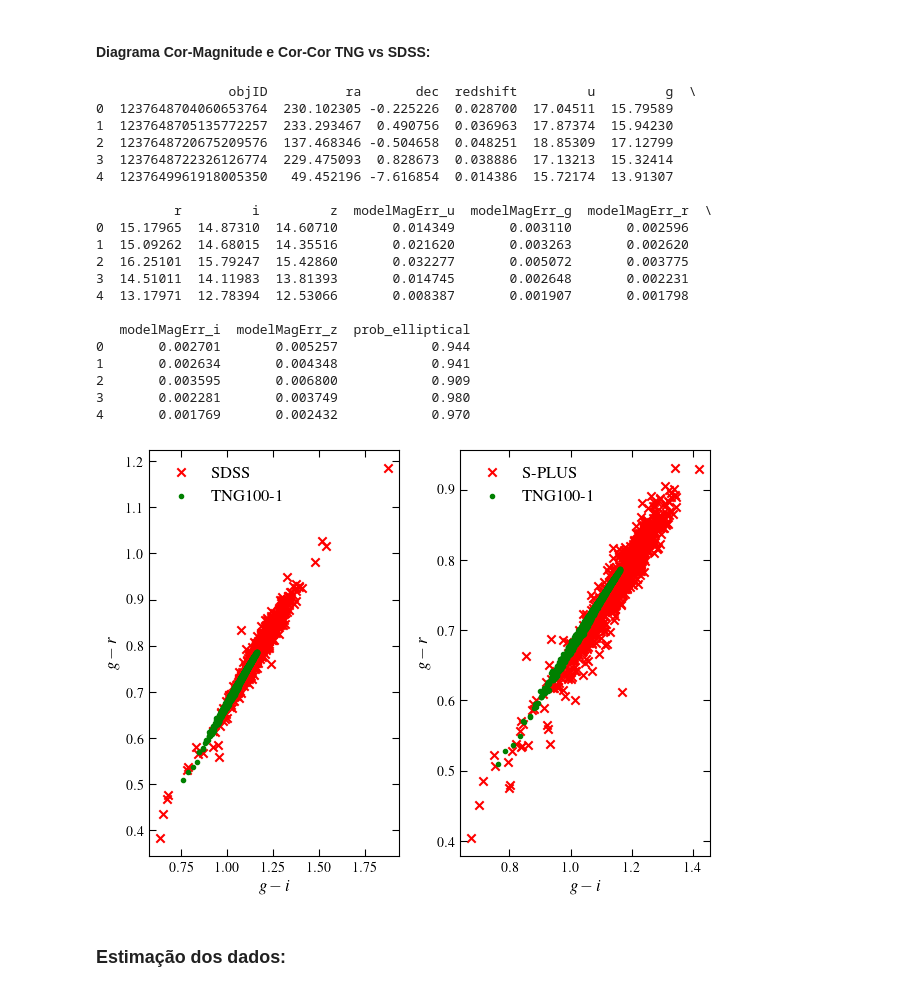
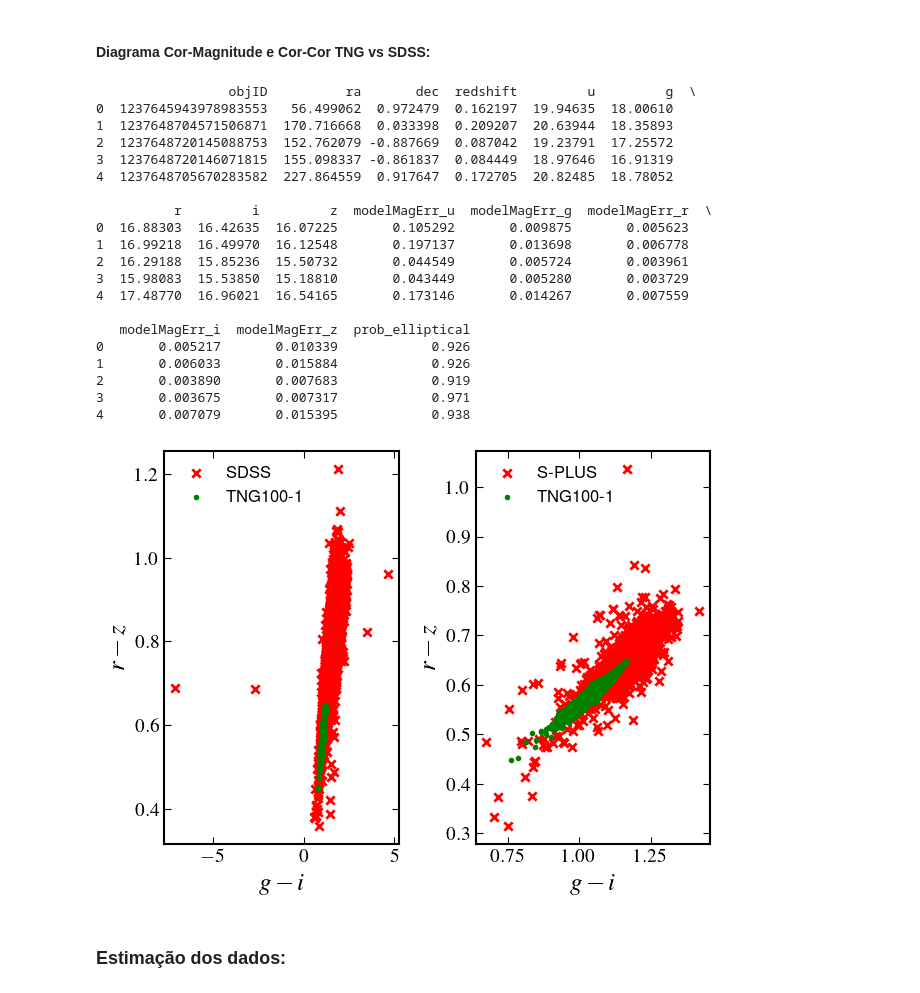
Before and after one commit to pedroand6/Inference4ETGs, a Jupyter notebook: Data/catalogue_estimation.ipynb, the cells around one changed output. Saved outputs shown, nothing was run; the diff lists cells and outputs as text; code cells hidden in the pictures.

```diff
--- a/Data/catalogue_estimation.ipynb
+++ b/Data/catalogue_estimation.ipynb
@@ -69,7 +69,7 @@ num_gal
 splus_data = pd.read_csv("morphgal_corrected.csv")
 # %%
 query = """
-SELECT TOP 1000
+SELECT
     G.objID, G.ra, G.dec, S.z as redshift,
     G.dered_u as u, G.dered_g as g, G.dered_r as r, G.dered_i as i, G.dered_z as z,
     G.modelMagErr_u, G.modelMagErr_g, G.modelMagErr_r,
@@ -80,15 +80,11 @@ JOIN zooSpec AS Z ON G.objID = Z.objid
 JOIN SpecObj AS S ON G.specObjID = S.specObjID
 WHERE
     Z.p_el > 0.9
-    AND S.z < 0.05
     AND S.zWarning = 0
     AND (G.flags & dbo.fPhotoFlags('SATURATED')) = 0
     AND (G.flags & dbo.fPhotoFlags('BRIGHT')) = 0
     AND (G.flags & dbo.fPhotoFlags('NOPROFILE')) = 0
-    AND G.modelMagErr_g < 0.05
-    AND G.modelMagErr_r < 0.05
-    AND G.modelMagErr_i < 0.05
-    AND G.modelMagErr_u < 0.1  -- Filtro u é naturalmente mais ruidoso
+    AND G.modelMagErr_r < 0.1
     AND G.clean = 1
 """
 
@@ -102,54 +98,54 @@ sdss_etgs['objID'] = sdss_etgs['objID'].apply(lambda x: x.decode('utf-8') if isi
 print(sdss_etgs.head())
 # %% [output]
                  objID          ra       dec  redshift         u         g  \
-0  1237648704060653764  230.102305 -0.225226  0.028700  17.04511  15.79589
-1  1237648705135772257  233.293467  0.490756  0.036963  17.87374  15.94230
-2  1237648720675209576  137.468346 -0.504658  0.048251  18.85309  17.12799
-3  1237648722326126774  229.475093  0.828673  0.038886  17.13213  15.32414
-4  1237649961918005350   49.452196 -7.616854  0.014386  15.72174  13.91307
+0  1237645943978983553   56.499062  0.972479  0.162197  19.94635  18.00610
+1  1237648704571506871  170.716668  0.033398  0.209207  20.63944  18.35893
+2  1237648720145088753  152.762079 -0.887669  0.087042  19.23791  17.25572
+3  1237648720146071815  155.098337 -0.861837  0.084449  18.97646  16.91319
+4  1237648705670283582  227.864559  0.917647  0.172705  20.82485  18.78052
 
           r         i         z  modelMagErr_u  modelMagErr_g  modelMagErr_r  \
-0  15.17965  14.87310  14.60710       0.014349       0.003110       0.002596
-1  15.09262  14.68015  14.35516       0.021620       0.003263       0.002620
-2  16.25101  15.79247  15.42860       0.032277       0.005072       0.003775
-3  14.51011  14.11983  13.81393       0.014745       0.002648       0.002231
-4  13.17971  12.78394  12.53066       0.008387       0.001907       0.001798
+0  16.88303  16.42635  16.07225       0.105292       0.009875       0.005623
+1  16.99218  16.49970  16.12548       0.197137       0.013698       0.006778
+2  16.29188  15.85236  15.50732       0.044549       0.005724       0.003961
+3  15.98083  15.53850  15.18810       0.043449       0.005280       0.003729
+4  17.48770  16.96021  16.54165       0.173146       0.014267       0.007559
 
    modelMagErr_i  modelMagErr_z  prob_elliptical
-0       0.002701       0.005257            0.944
-1       0.002634       0.004348            0.941
-2       0.003595       0.006800            0.909
-3       0.002281       0.003749            0.980
-4       0.001769       0.002432            0.970
+0       0.005217       0.010339            0.926
+1       0.006033       0.015884            0.926
+2       0.003890       0.007683            0.919
+3       0.003675       0.007317            0.971
+4       0.007079       0.015395            0.938
 # %%
 plt.subplot(1, 2, 1)
-plt.scatter(sdss_etgs['g'] - sdss_etgs['i'], sdss_etgs['g'] - sdss_etgs['r'],
+plt.scatter(sdss_etgs['g'] - sdss_etgs['i'], sdss_etgs['r'] - sdss_etgs['z'],
             c="red", marker="x", label="SDSS")
 
-plt.scatter(etg_table['g'] - etg_table['i'], etg_table['g'] - etg_table['r'],
+plt.scatter(etg_table['g'] - etg_table['i'], etg_table['r'] - etg_table['z'],
             c="green", marker=".", label="TNG100-1")
 
 plt.xlabel(r"$g - i$")
-plt.ylabel(r"$g - r$")
+plt.ylabel(r"$r - z$")
 
 plt.legend()
 
 plt.subplot(1, 2, 2)
-plt.scatter(splus_data['g_auto'] - splus_data['i_auto'], splus_data['g_auto'] - splus_data['r_auto'],
+plt.scatter(splus_data['g_auto'] - splus_data['i_auto'], splus_data['r_auto'] - splus_data['z_auto'],
             c="red", marker="x", label="S-PLUS")
 
-plt.scatter(etg_table['g'] - etg_table['i'], etg_table['g'] - etg_table['r'],
+plt.scatter(etg_table['g'] - etg_table['i'], etg_table['r'] - etg_table['z'],
             c="green", marker=".", label="TNG100-1")
 
 plt.xlabel(r"$g - i$")
-plt.ylabel(r"$g - r$")
+plt.ylabel(r"$r - z$")
 
 plt.legend()
 
 plt.tight_layout()
 plt.show()
 # %% [output]
-[figure, old version]
+[figure, new version]
 # %% [markdown]
 ### Estimação dos dados:
 # %%
```
Also changed, not shown: parts of 8 cells of this notebook, 7 other files.
